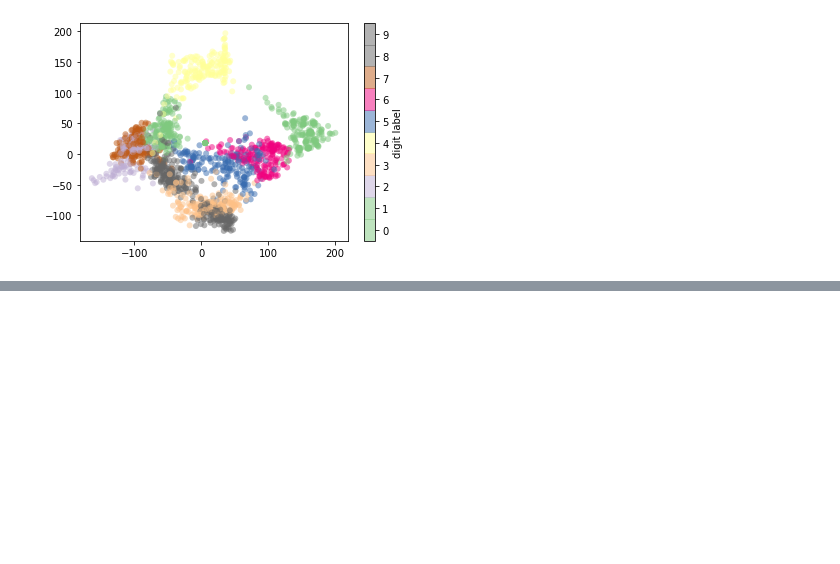
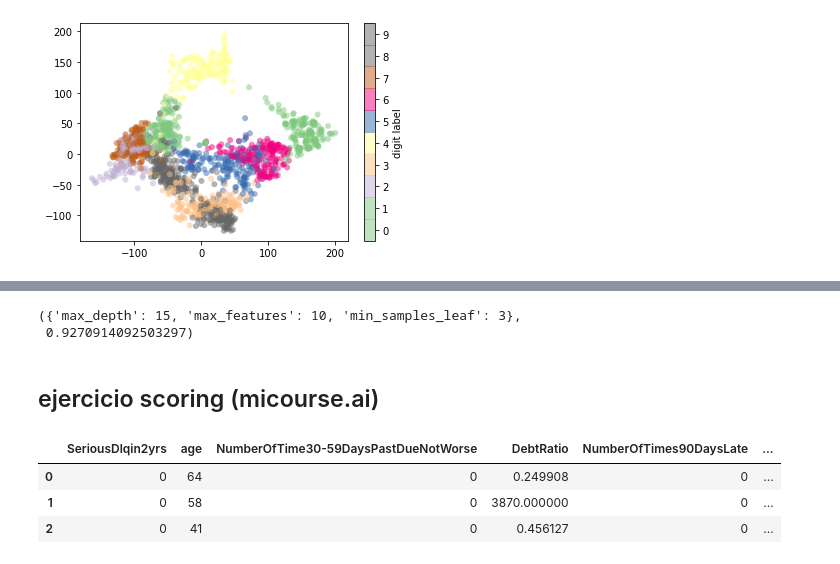
Before and after one commit to gonzalo71/TestGit, a Jupyter notebook: hoja_sucia2.ipynb, the cells around one changed output, grey strips where cells are left out. Saved outputs shown, nothing was run; the diff lists cells and outputs as text; code cells hidden in the pictures; blank space fills up the shorter version.

```diff
--- a/hoja_sucia2.ipynb
+++ b/hoja_sucia2.ipynb
@@ -321,0 +411,17 @@ plt.clim(-0.5,9.5)
+# %%
+gvc.best_params_, gvc.best_score_
+# %% [output]
+({'max_depth': 15, 'max_features': 10, 'min_samples_leaf': 3},
+ 0.9270914092503297)
+# %% [markdown]
+## ejercicio scoring (micourse.ai)
+# %%
+url = "https://raw.githubusercontent.com/Yorko/mlcourse.ai/master/data/credit_scoring_sample.csv"
+
+data = pd.read_csv(url, sep=";")
+data.head(3)
+# %% [output]
+|  | SeriousDlqin2yrs | age | NumberOfTime30-59DaysPastDueNotWorse | DebtRatio | NumberOfTimes90DaysLate | ... |
+| 0 | 0 | 64 | 0 | 0.249908 | 0 | ... |
+| 1 | 0 | 58 | 0 | 3870.000000 | 0 | ... |
+| 2 | 0 | 41 | 0 | 0.456127 | 0 | ... |
```
Also changed, not shown: parts of 15 cells of this notebook, 2 other files.
